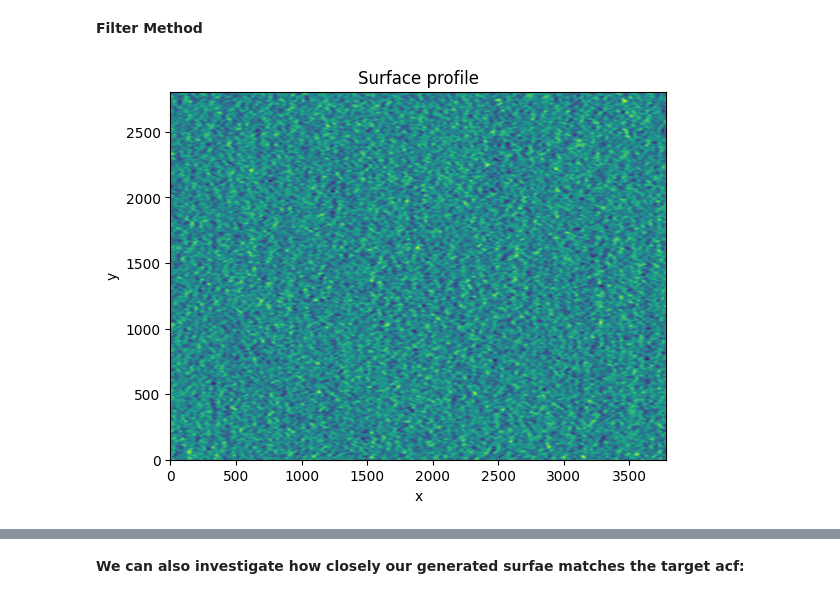
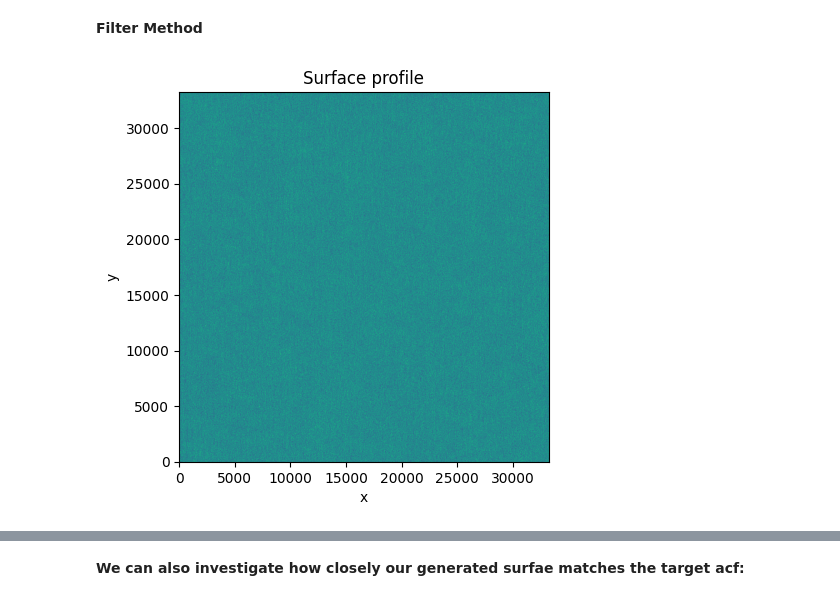
Before and after one commit to IamSankar97/Project_Spacer, a Jupyter notebook: random_surface_comparision.ipynb, the cells around one changed output, grey strips where cells are left out. Drawn from its saved outputs; the diff is of its cells as text; code cells hidden in the pictures.

Commit message:
Comparison for different grid is added.

```diff
--- a/random_surface_comparision.ipynb
+++ b/random_surface_comparision.ipynb
@@ -59,13 +59,13 @@ Kurtosis:  3.020657582041403
 **Filter Method**
 # %%
 slippy_s.get_acf()
-lin_trans_surface = S.RandomFilterSurface(target_acf=slippy_s.acf, grid_spacing=slippy_s.grid_spacing)
+lin_trans_surface = S.RandomFilterSurface(target_acf=slippy_s.acf, grid_spacing=slippy_s.grid_spacing*10)
 lin_trans_surface.linear_transform(filter_shape=(35,35), gtol = 1e-5, symmetric=True, method='BFGS', max_it = 1000)
 # %%
-my_realisation = lin_trans_surface.discretise([760,1024], periodic=True, create_new=True)
+my_realisation = lin_trans_surface.discretise([900,900], periodic=True, create_new=True)
 fig, axes = my_realisation.show(['profile'], ['image', 'image'])
 # %% [output]
-[figure, old version]
+[figure, new version]
 # %%
 rou = my_realisation.roughness(['sa', 'sq', 'ssk', 'sku'], no_flattening = True)
 nam = ['Mean abs height: ', 'Root mean square height: ', 'Skew: ', 'Kurtosis: ']
```
Also changed, not shown: parts of 6 cells of this notebook.
